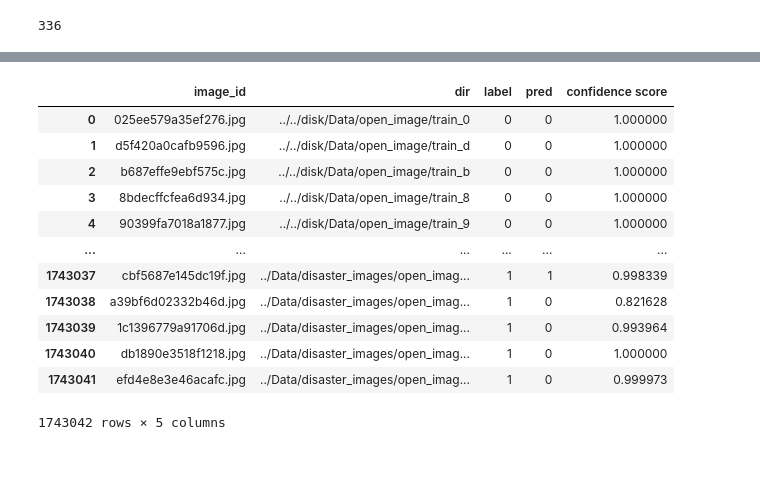
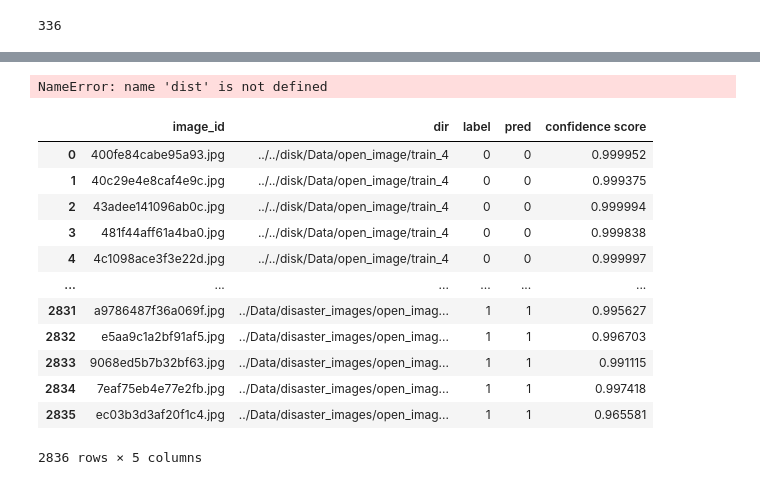
Before and after one commit to hojunking/auto_disaster_classifier, a Jupyter notebook: model_inference.ipynb, the cells around one changed output, grey strips where cells are left out. Saved outputs shown, nothing was run; the diff lists cells and outputs as text; code cells hidden in the pictures.

Commit message:
update data

```diff
--- a/model_inference.ipynb
+++ b/model_inference.ipynb
@@ -9,7 +9,7 @@ import random
 from PIL import Image ## 분석할 이미지
 # %%
 ## open_image test
-dir_path = "../../disk/Data/open_image/"
+dir_path = "../../disk/Data/open_image/train_4"
 #dir_path = "../Data/train2017/"
 #dir_path = "../../disk/Data/flickr30k_images/"
 
@@ -19,6 +19,6 @@ for folder, subfolders, filenames in os.walk(dir_path):
     for img in filenames:
         non_names.append(folder+'/'+img)
 random.shuffle(non_names)
-non_disaster_images = non_names
+non_disaster_images = non_names[:2500]
 print(len(non_disaster_images))
 # %% [output]
@@ -91,21 +66,25 @@ array([[[107,  62,  69],
+# %%
+dist.destroy_process_group()
+# %% [output]
+NameError: name 'dist' is not defined
 # %%
-model_dir = 'resnet18/resnet18_3_23'
+model_dir = 'tf_efficientnet_b2_ns/tf_efficientnet_b2_ns_2_20'
 %run eval_test.ipynb
 test
 # %% [output]
 |  | image_id | dir | label | pred | confidence score |
-| 0 | 025ee579a35ef276.jpg | ../../disk/Data/open_image/train_0 | 0 | 0 | 1.000000 |
-| 1 | d5f420a0cafb9596.jpg | ../../disk/Data/open_image/train_d | 0 | 0 | 1.000000 |
-| 2 | b687effe9ebf575c.jpg | ../../disk/Data/open_image/train_b | 0 | 0 | 1.000000 |
-| 3 | 8bdecffcfea6d934.jpg | ../../disk/Data/open_image/train_8 | 0 | 0 | 1.000000 |
-| 4 | 90399fa7018a1877.jpg | ../../disk/Data/open_image/train_9 | 0 | 0 | 1.000000 |
+| 0 | 400fe84cabe95a93.jpg | ../../disk/Data/open_image/train_4 | 0 | 0 | 0.999952 |
+| 1 | 40c29e4e8caf4e9c.jpg | ../../disk/Data/open_image/train_4 | 0 | 0 | 0.999375 |
+| 2 | 43adee141096ab0c.jpg | ../../disk/Data/open_image/train_4 | 0 | 0 | 0.999994 |
+| 3 | 481f44aff61a4ba0.jpg | ../../disk/Data/open_image/train_4 | 0 | 0 | 0.999838 |
+| 4 | 4c1098ace3f3e22d.jpg | ../../disk/Data/open_image/train_4 | 0 | 0 | 0.999997 |
 | ... | ... | ... | ... | ... | ... |
-| 1743037 | cbf5687e145dc19f.jpg | ../Data/disaster_images/open_imag... | 1 | 1 | 0.998339 |
-| 1743038 | a39bf6d02332b46d.jpg | ../Data/disaster_images/open_imag... | 1 | 0 | 0.821628 |
-| 1743039 | 1c1396779a91706d.jpg | ../Data/disaster_images/open_imag... | 1 | 0 | 0.993964 |
-| 1743040 | db1890e3518f1218.jpg | ../Data/disaster_images/open_imag... | 1 | 0 | 1.000000 |
-| 1743041 | efd4e8e3e46acafc.jpg | ../Data/disaster_images/open_imag... | 1 | 0 | 0.999973 |
+| 2831 | a9786487f36a069f.jpg | ../Data/disaster_images/open_imag... | 1 | 1 | 0.995627 |
+| 2832 | e5aa9c1a2bf91af5.jpg | ../Data/disaster_images/open_imag... | 1 | 1 | 0.996703 |
+| 2833 | 9068ed5b7b32bf63.jpg | ../Data/disaster_images/open_imag... | 1 | 1 | 0.991115 |
+| 2834 | 7eaf75eb4e77e2fb.jpg | ../Data/disaster_images/open_imag... | 1 | 1 | 0.997418 |
+| 2835 | ec03b3d3af20f1c4.jpg | ../Data/disaster_images/open_imag... | 1 | 1 | 0.965581 |
-1743042 rows × 5 columns
+2836 rows × 5 columns
 # %%
 print(f'accuracy: {test_acc:.4f}')
 print(f'f1_score: {epoch_f1:.4f}')
```
Also changed, not shown: parts of 4 cells of this notebook, 4 other files.
